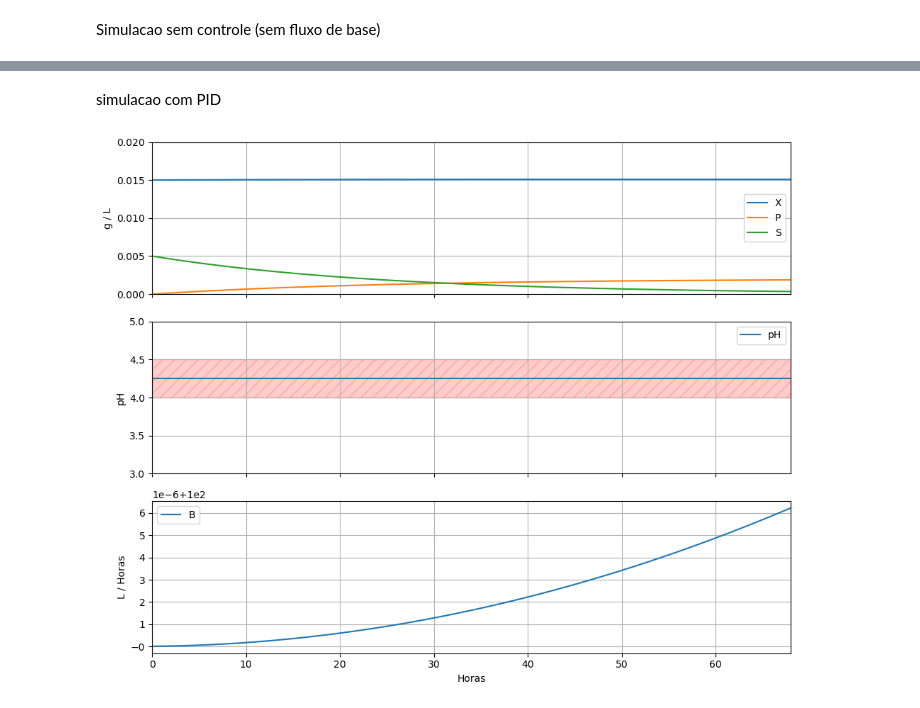
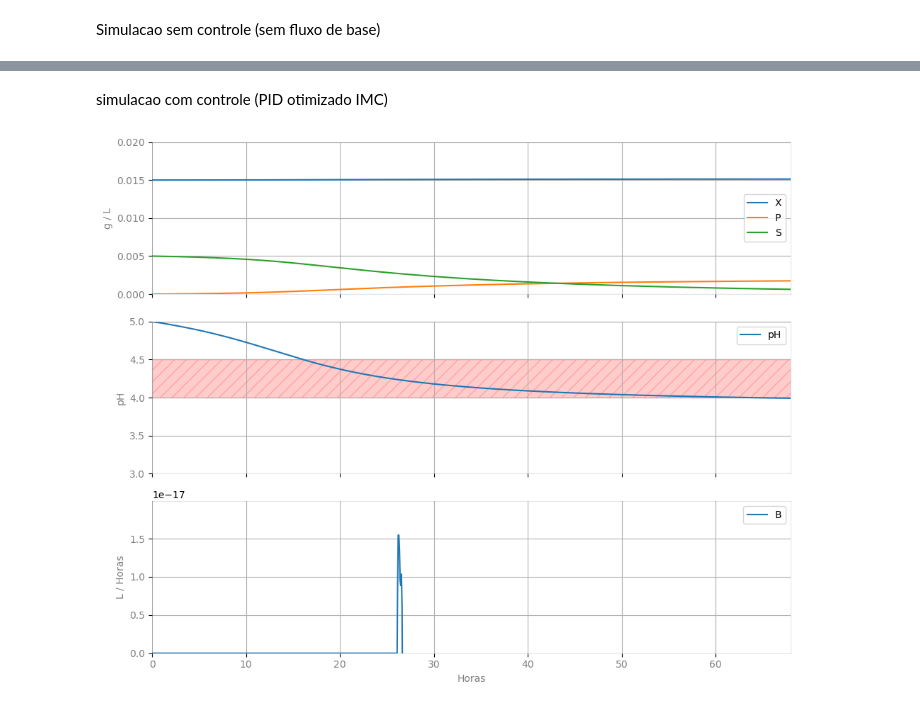
Before and after one commit to LuccaTomazeli/Code, a Jupyter notebook: TCC/bioreator.ipynb, the cells around one changed output, grey strips where cells are left out. Cells and saved outputs as stored; diff of their text form; code cells hidden in the pictures.

```diff
--- a/TCC/bioreator.ipynb
+++ b/TCC/bioreator.ipynb
@@ -8,13 +9,15 @@ from numpy import log10
 Parâmetros
 # %%
 #controlador = "PID"
-alfa = 0.01               # horas
+alfa = 0.001               # horas
 
 #cinética (saccharomyces)
 mumax = 0.4               # 1/horas
 Ks = 5                    # g/L
 pH_ideal = 4.25
-pH_ideal_range = 4.5 - 4
+pH_max = 4.5
+pH_min = 4
+pH_ideal_range = pH_max - pH_min
 
 #Fatores de conversão
 Yxs = 0.03                # g/g
@@ -22,25 +25,27 @@ Ypx = 0.4/Yxs             # g/g
 Yhx = 0.7                 # mol/g
 
 #alimentação - substrato
-Fs = 1                    # L/horas
+Fs = 0.05                 # L/horas
 Sf = 0.015                # g/L
 
 #alimentação - base
-FoH = 1                   # L/horas
+FoH = 0.07                # L/horas
 oHf = 10**(-1)            # moles/L
 
 #condições iniciais
 Xi = 0.015                # g/L
 Pi = 0                    # g/L
 Si = 0.005                # g/L
-Vi = 190*1000             # L
-pHi = 4.25
+Vi = 100*1000             # L
+pHi = 5
 
 s1_0 = FoH
 s2_0 = 0
 
+IC_sim = [Xi, Pi, Si, Vi, 10**(-pHi), s1_0, s2_0, 0]
+
 #tempo (residência)
-t_final = 68            # horas
+t_final = 68         # horas
 # %% [markdown]
 Funções, Controlador, Modelo e Simulador
 # %%
@@ -229,16 +254,13 @@ graficos(sim_2)
 # %% [markdown]
-simulacao com PID
+simulacao com controle (PID otimizado IMC)
 # %%
-#vetor_K = otimizacao_IMC()
-#Kp = vetor_K[0]
-#Ki = vetor_K[1]
-#Kd = vetor_K[2]
+vetor_K = otimizacao_IMC()
 
-Kp = 10
-Ki = 1
-Kd = 1
+Kp = vetor_K[0]
+Ki = vetor_K[1]
+Kd = vetor_K[2]
 
-sim_PID = simulacao(t_final, 'PID')
+sim_PID = simulacao(t_final, 'PID', IC_sim)
 graficos(sim_PID)
 # %% [output]
-[figure, old version]
+[figure, new version]
```
Also changed, not shown: parts of 5 cells of this notebook.
